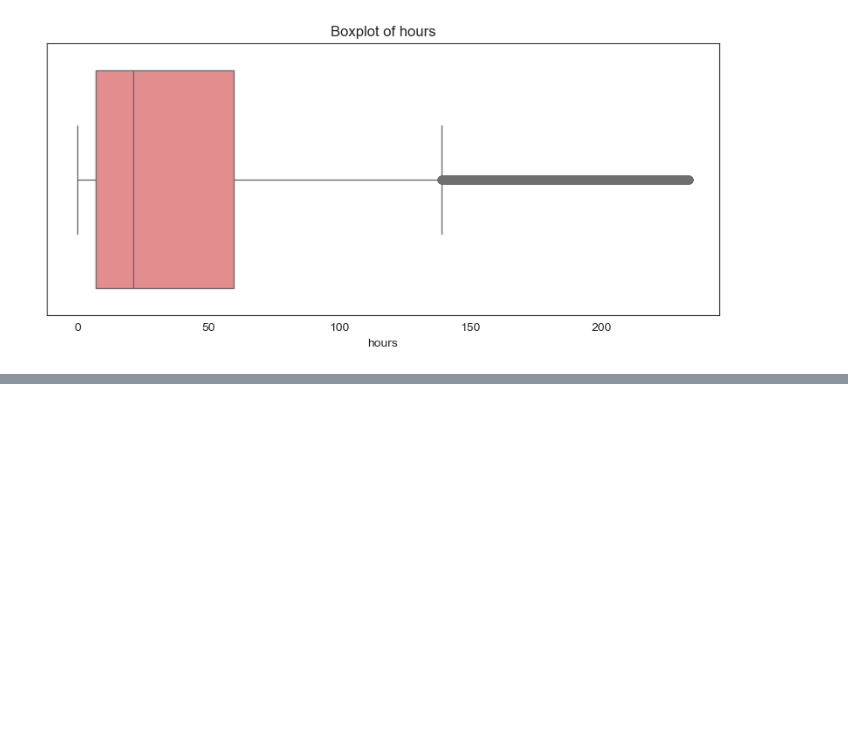
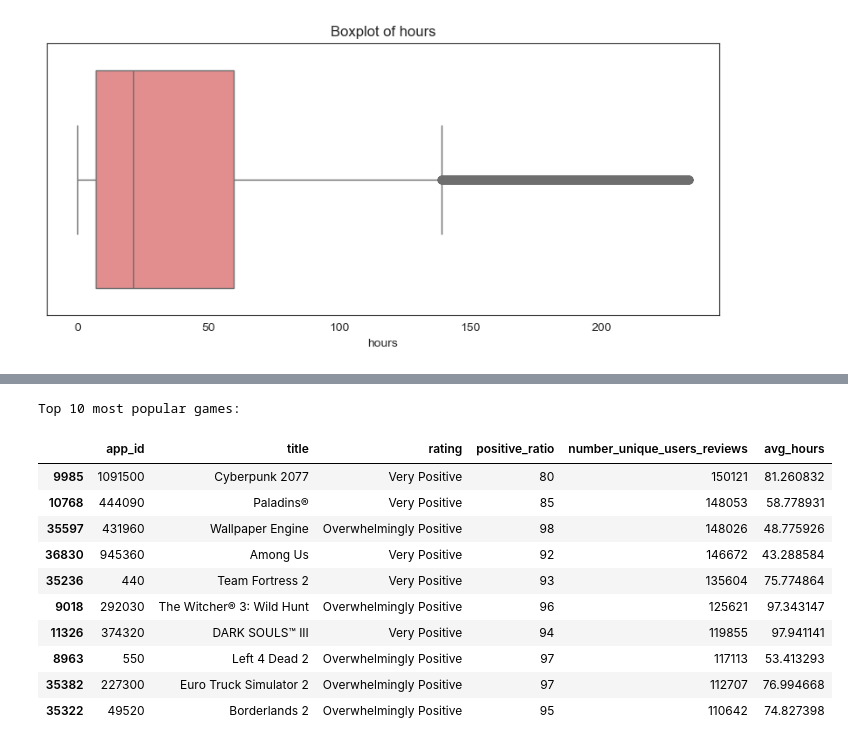
Before and after one commit to xiaojun1402/Recsys_Steam_Games, a Jupyter notebook: eda.ipynb, the cells around one changed output, grey strips where cells are left out. Saved outputs shown, nothing was run; the diff lists cells and outputs as text; code cells hidden in the pictures; blank space fills up the shorter version.

```diff
--- a/eda.ipynb
+++ b/eda.ipynb
@@ -639,0 +718,16 @@ for col in cols_to_plot:
+# %%
+print("Top 10 most popular games:")
+top_10_games
+# %% [output]
+Top 10 most popular games:
+|  | app_id | title | rating | positive_ratio | number_unique_users_reviews | avg_hours |
+| 9985 | 1091500 | Cyberpunk 2077 | Very Positive | 80 | 150121 | 81.260832 |
+| 10768 | 444090 | Paladins® | Very Positive | 85 | 148053 | 58.778931 |
+| 35597 | 431960 | Wallpaper Engine | Overwhelmingly Positive | 98 | 148026 | 48.775926 |
+| 36830 | 945360 | Among Us | Very Positive | 92 | 146672 | 43.288584 |
+| 35236 | 440 | Team Fortress 2 | Very Positive | 93 | 135604 | 75.774864 |
+| 9018 | 292030 | The Witcher® 3: Wild Hunt | Overwhelmingly Positive | 96 | 125621 | 97.343147 |
+| 11326 | 374320 | DARK SOULS™ III | Very Positive | 94 | 119855 | 97.941141 |
+| 8963 | 550 | Left 4 Dead 2 | Overwhelmingly Positive | 97 | 117113 | 53.413293 |
+| 35382 | 227300 | Euro Truck Simulator 2 | Overwhelmingly Positive | 97 | 112707 | 76.994668 |
+| 35322 | 49520 | Borderlands 2 | Overwhelmingly Positive | 95 | 110642 | 74.827398 |
```
Also changed, not shown: parts of 14 cells of this notebook.
